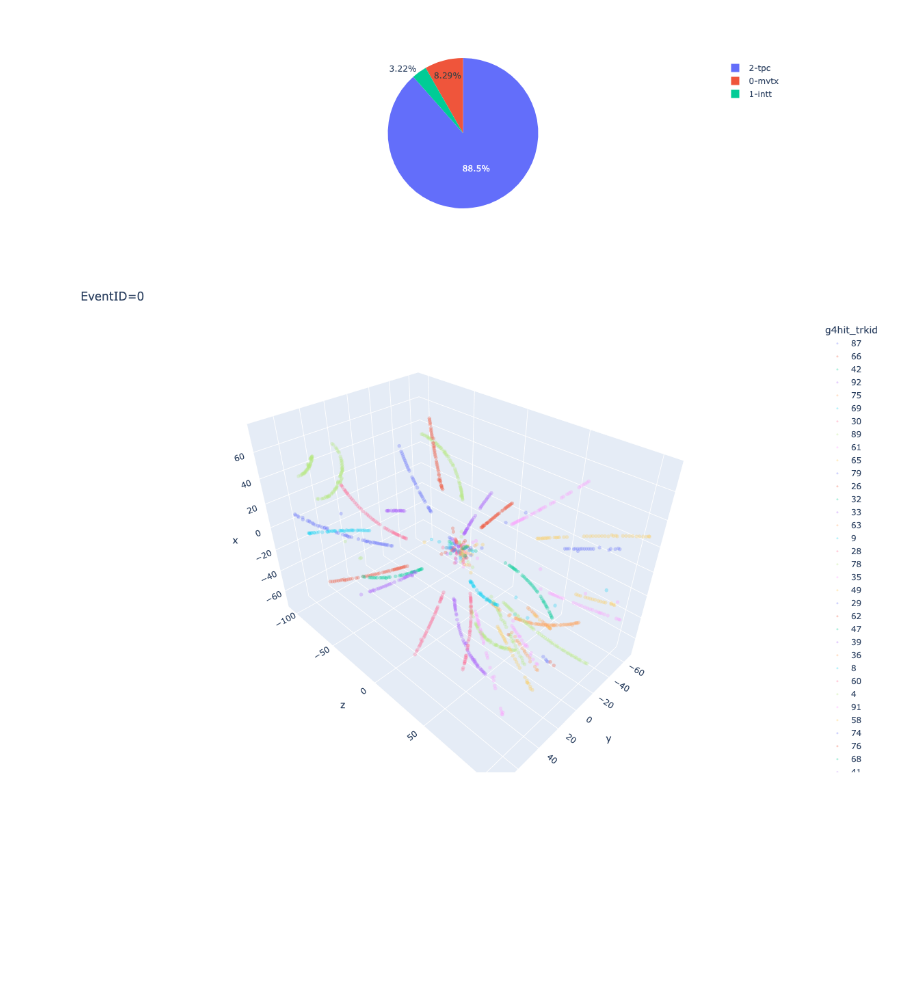
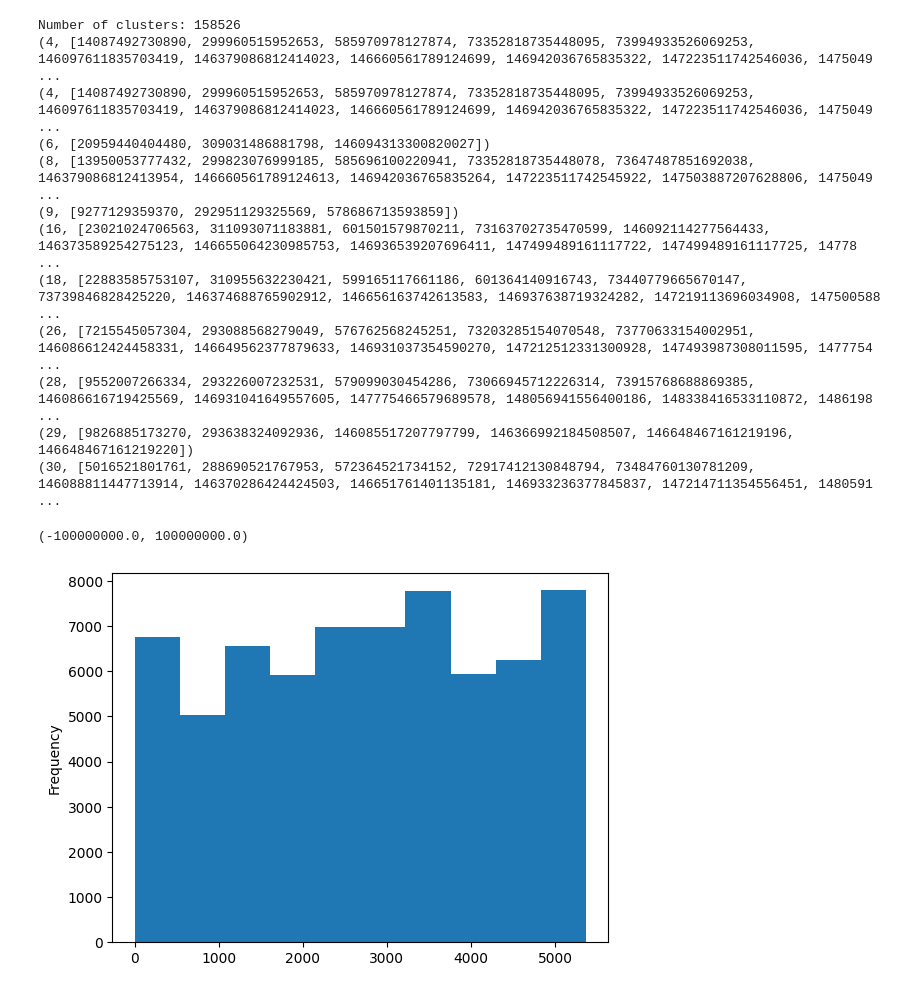
Before and after one commit to BNL-DAQ-LDRD/calotrack_tree, a Jupyter notebook: scripts/explore_data.ipynb, the cells around one changed output. Drawn from its saved outputs; the diff is of its cells as text; code cells hidden in the pictures; blank space fills up the shorter version.

```diff
--- a/scripts/explore_data.ipynb
+++ b/scripts/explore_data.ipynb
@@ -61,29 +85,37 @@ def get_event(event_id):
-# %%
-event_id = 0  # pick different events
-## Pie Chart of number of "hits" and "clusters" from different detectors
-df = get_event(event_id)
-tmp = df["detector type"].to_list();
-a, b= np.unique(tmp, return_counts=True)
-tmp_df = pd.DataFrame({'name': a, 'count': b})
-fig = px.pie(tmp_df, values='count', names='name')
-fig.update_layout(legend_traceorder="normal")
-fig.show()
-# %% [output]
-[figure, removed]
-# %%
-## Interactive 3D Scatter.
-## try: single click or double click the detector type in the legend.
-
-fig = px.scatter_3d(df, x='x', y='y', z='z', color='g4hit_trkid', opacity=0.3)#, symbol='D')
-fig.update_traces(marker_size=3)
-fig.update_layout(title=f"event {event_id}", width=800, height=800)
-camera = dict(
-    up=dict(x=1, y=0, z=0),
-    center=dict(x=0, y=0, z=0),
-    eye=dict(x=1.25, y=1.25, z=1.25)
-)
-fig.update_layout(scene_camera=camera, title=f"EventID={event_id}")
-fig.update_layout(legend_traceorder="normal")
-fig.show()
-# %% [output]
-[figure, removed]
+# %%
+def get_clusters(data, event_id):
+    cid = data["reco_cluster_id"].array(library="np")[event_id]
+    x = data["reco_cluster_x"].array(library="np")[event_id]
+    y = data["reco_cluster_y"].array(library="np")[event_id]
+    z = data["reco_cluster_z"].array(library="np")[event_id]
+    detid = data["reco_cluster_detid"].array(library="np")[event_id]
+    pid = data["reco_cluster_g4hit_trkid"].array(library="np")[event_id]
+    df = pd.DataFrame({"cid": cid, "x": x, "y": y, "z": z, "detid": detid, "pid": pid})
+    return df
+
+clusters = get_clusters(data, 0)
+cid_to_index = {cid: index for index, cid in enumerate(clusters['cid'])}
+pid_to_cids = clusters.groupby('pid')['cid'].apply(list).to_dict()
+
+print(f"Number of clusters: {len(clusters)}")
+print(list(pid_to_cids.items())[0])
+for i in range(10):
+    print(list(pid_to_cids.items())[i])
+
+clusters[clusters["pid"] < 1e8]["pid"].plot(kind="hist")
+ax.set_xlim(-1e8, 1e8)
+# %% [output]
+Number of clusters: 158526
+(4, [14087492730890, 299960515952653, 585970978127874, 73352818735448095, 73994933526069253, 146097611835703419, 146379086812414023, 146660561789124699, 146942036765835322, 147223511742546036, 1475049 ...
+(4, [14087492730890, 299960515952653, 585970978127874, 73352818735448095, 73994933526069253, 146097611835703419, 146379086812414023, 146660561789124699, 146942036765835322, 147223511742546036, 1475049 ...
+(6, [20959440404480, 309031486881798, 146094313300820027])
+(8, [13950053777432, 299823076999185, 585696100220941, 73352818735448078, 73647487851692038, 146379086812413954, 146660561789124613, 146942036765835264, 147223511742545922, 147503887207628806, 1475049 ...
+(9, [9277129359370, 292951129325569, 578686713593859])
+(16, [23021024706563, 311093071183881, 601501579870211, 73163702735470599, 146092114277564433, 146373589254275123, 146655064230985753, 146936539207696411, 147499489161117722, 147499489161117725, 14778 ...
+(18, [22883585753107, 310955632230421, 599165117661186, 601364140916743, 73440779665670147, 73739846828425220, 146374688765902912, 146656163742613583, 146937638719324282, 147219113696034908, 147500588 ...
+(26, [7215545057304, 293088568279049, 576762568245251, 73203285154070548, 73770633154002951, 146086612424458331, 146649562377879633, 146931037354590270, 147212512331300928, 147493987308011595, 1477754 ...
+(28, [9552007266334, 293226007232531, 579099030454286, 73066945712226314, 73915768688869385, 146086616719425569, 146931041649557605, 147775466579689578, 148056941556400186, 148338416533110872, 1486198 ...
+(29, [9826885173270, 293638324092936, 146085517207797799, 146366992184508507, 146648467161219196, 146648467161219220])
+(30, [5016521801761, 288690521767953, 572364521734152, 72917412130848794, 73484760130781209, 146088811447713914, 146370286424424503, 146651761401135181, 146933236377845837, 147214711354556451, 1480591 ...
+(-100000000.0, 100000000.0)
+[figure, added]
```
Also changed, not shown: parts of 7 cells of this notebook.
